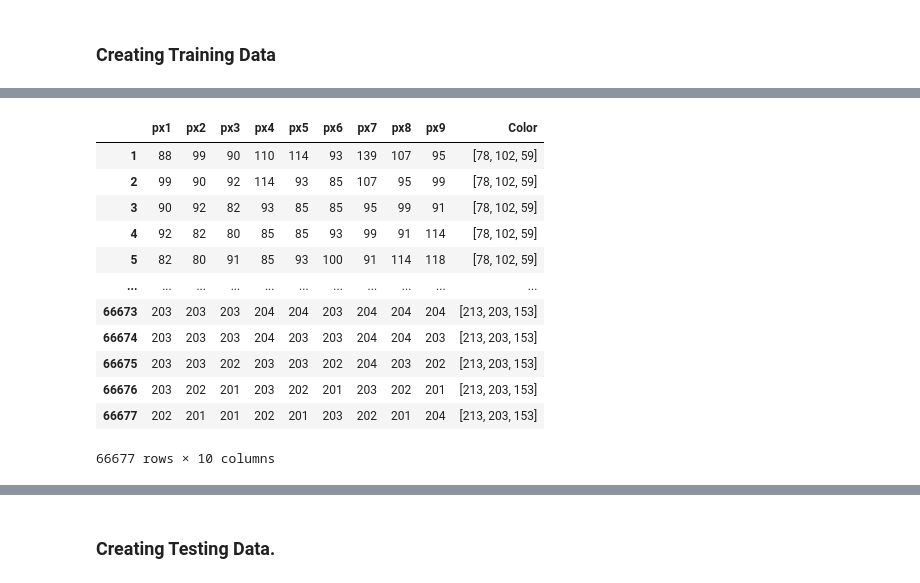
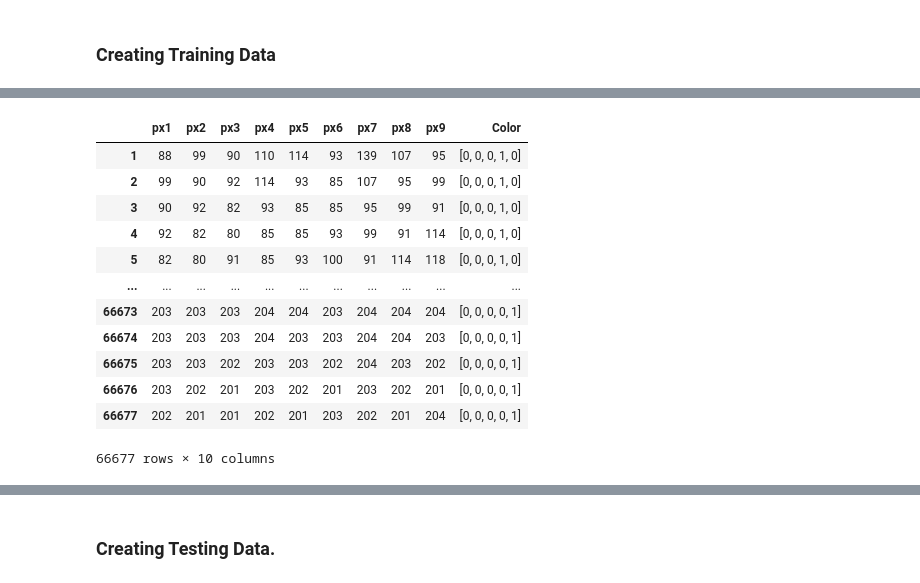
Before and after one commit to jainsanyam786/Intro_To_AI, a Jupyter notebook: Project4/Project 4 Image Recoloration - Part 1b.ipynb, the cells around one changed output, grey strips where cells are left out. Cells and saved outputs as stored; diff of their text form; code cells hidden in the pictures.

```diff
--- a/Project4/Project 4 Image Recoloration - Part 1b.ipynb
+++ b/Project4/Project 4 Image Recoloration - Part 1b.ipynb
@@ -10,7 +12,7 @@ import scipy.sparse as sparse
 tempfile = open('Variables/trainImagePatchArray.pckl', 'rb')
 trainImagePatchArray = pickle.load(tempfile)
 tempfile.close()
-trainingDataX= trainImagePatchArray.astype(int)
+trainingDataIn= trainImagePatchArray.astype(int)
 # %%
 tempfile = open('Variables/trainingOutputImage.pckl', 'rb')
 trainingOutputImage = pickle.load(tempfile)
@@ -25,0 +56,4 @@ colors = np.asarray(colorlist,dtype=int)
+# %%
+trainingDataOut = np.zeros((len(trainout),5),dtype=int)
+for index,pixel in enumerate(trainout):
+    trainingDataOut[index,np.where((colors == pixel).all(axis=1))] = 1
@@ -26,19 +70,19 @@ colors = np.asarray(colorlist,dtype=int)
 # %%
-Trainingdataframe = pd.DataFrame(data=trainingDataX,index=range(1,len(trainingDataX)+1), columns= ["px"+str(i) for i in range(1,10)] )
-arr = sparse.coo_matrix(trainout)
+Trainingdataframe = pd.DataFrame(data=trainingDataIn,index=range(1,len(trainingDataIn)+1), columns= ["px"+str(i) for i in range(1,10)] )
+arr = sparse.coo_matrix(trainingDataOut)
 Trainingdataframe['Color'] = arr.toarray().tolist()
 Trainingdataframe
 # %% [output]
 |  | px1 | px2 | px3 | px4 | px5 | px6 | px7 | px8 | px9 | Color |
-| 1 | 88 | 99 | 90 | 110 | 114 | 93 | 139 | 107 | 95 | [78, 102, 59] |
-| 2 | 99 | 90 | 92 | 114 | 93 | 85 | 107 | 95 | 99 | [78, 102, 59] |
-| 3 | 90 | 92 | 82 | 93 | 85 | 85 | 95 | 99 | 91 | [78, 102, 59] |
-| 4 | 92 | 82 | 80 | 85 | 85 | 93 | 99 | 91 | 114 | [78, 102, 59] |
-| 5 | 82 | 80 | 91 | 85 | 93 | 100 | 91 | 114 | 118 | [78, 102, 59] |
+| 1 | 88 | 99 | 90 | 110 | 114 | 93 | 139 | 107 | 95 | [0, 0, 0, 1, 0] |
+| 2 | 99 | 90 | 92 | 114 | 93 | 85 | 107 | 95 | 99 | [0, 0, 0, 1, 0] |
+| 3 | 90 | 92 | 82 | 93 | 85 | 85 | 95 | 99 | 91 | [0, 0, 0, 1, 0] |
+| 4 | 92 | 82 | 80 | 85 | 85 | 93 | 99 | 91 | 114 | [0, 0, 0, 1, 0] |
+| 5 | 82 | 80 | 91 | 85 | 93 | 100 | 91 | 114 | 118 | [0, 0, 0, 1, 0] |
 | ... | ... | ... | ... | ... | ... | ... | ... | ... | ... | ... |
-| 66673 | 203 | 203 | 203 | 204 | 204 | 203 | 204 | 204 | 204 | [213, 203, 153] |
-| 66674 | 203 | 203 | 203 | 204 | 203 | 203 | 204 | 204 | 203 | [213, 203, 153] |
-| 66675 | 203 | 203 | 202 | 203 | 203 | 202 | 204 | 203 | 202 | [213, 203, 153] |
-| 66676 | 203 | 202 | 201 | 203 | 202 | 201 | 203 | 202 | 201 | [213, 203, 153] |
-| 66677 | 202 | 201 | 201 | 202 | 201 | 203 | 202 | 201 | 204 | [213, 203, 153] |
+| 66673 | 203 | 203 | 203 | 204 | 204 | 203 | 204 | 204 | 204 | [0, 0, 0, 0, 1] |
+| 66674 | 203 | 203 | 203 | 204 | 203 | 203 | 204 | 204 | 203 | [0, 0, 0, 0, 1] |
+| 66675 | 203 | 203 | 202 | 203 | 203 | 202 | 204 | 203 | 202 | [0, 0, 0, 0, 1] |
+| 66676 | 203 | 202 | 201 | 203 | 202 | 201 | 203 | 202 | 201 | [0, 0, 0, 0, 1] |
+| 66677 | 202 | 201 | 201 | 202 | 201 | 203 | 202 | 201 | 204 | [0, 0, 0, 0, 1] |
 66677 rows × 10 columns
```
Also changed, not shown: parts of 51 cells of this notebook.
